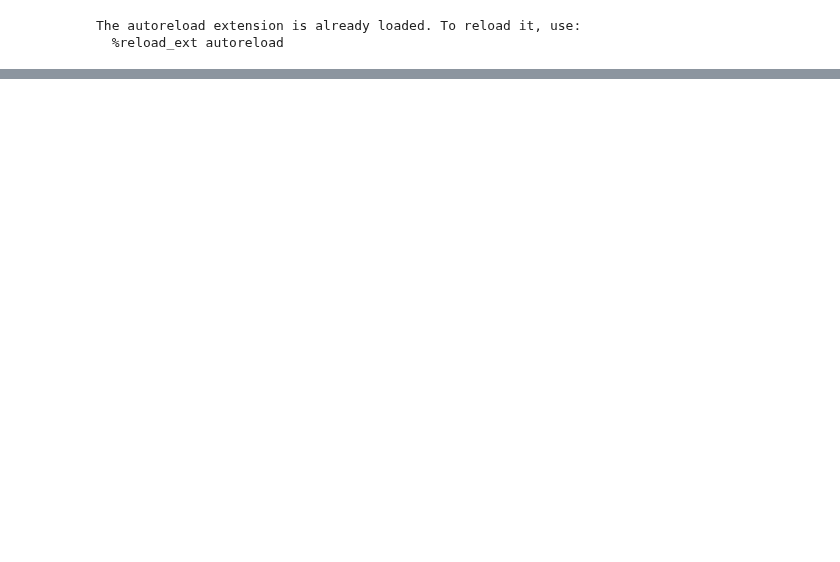
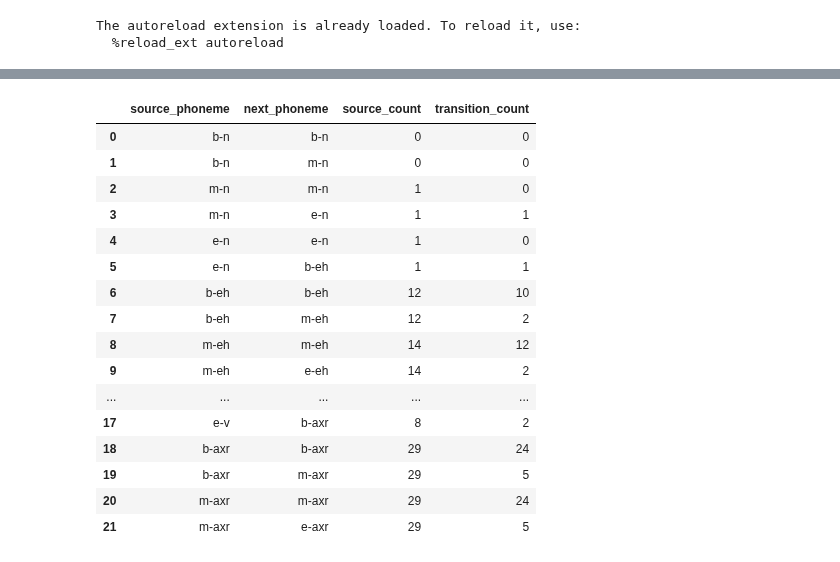
Before and after one commit to jiayan-li/keyword-spotting, a Jupyter notebook: get_prob.ipynb, the cells around one changed output, grey strips where cells are left out. Cells and saved outputs as stored; diff of their text form; code cells hidden in the pictures; blank space fills up the shorter version.

```diff
--- a/get_prob.ipynb
+++ b/get_prob.ipynb
@@ -85,0 +49,20 @@ TypeError: 'float' object is not subscriptable
+# %%
+get_transition_df(df_label)
+# %% [output]
+|  | source_phoneme | next_phoneme | source_count | transition_count |
+| 0 | b-n | b-n | 0 | 0 |
+| 1 | b-n | m-n | 0 | 0 |
+| 2 | m-n | m-n | 1 | 0 |
+| 3 | m-n | e-n | 1 | 1 |
+| 4 | e-n | e-n | 1 | 0 |
+| 5 | e-n | b-eh | 1 | 1 |
+| 6 | b-eh | b-eh | 12 | 10 |
+| 7 | b-eh | m-eh | 12 | 2 |
+| 8 | m-eh | m-eh | 14 | 12 |
+| 9 | m-eh | e-eh | 14 | 2 |
+| ... | ... | ... | ... | ... |
+| 17 | e-v | b-axr | 8 | 2 |
+| 18 | b-axr | b-axr | 29 | 24 |
+| 19 | b-axr | m-axr | 29 | 5 |
+| 20 | m-axr | m-axr | 29 | 24 |
+| 21 | m-axr | e-axr | 29 | 5 |
```
Also changed, not shown: parts of 15 cells of this notebook, 3 other files.
